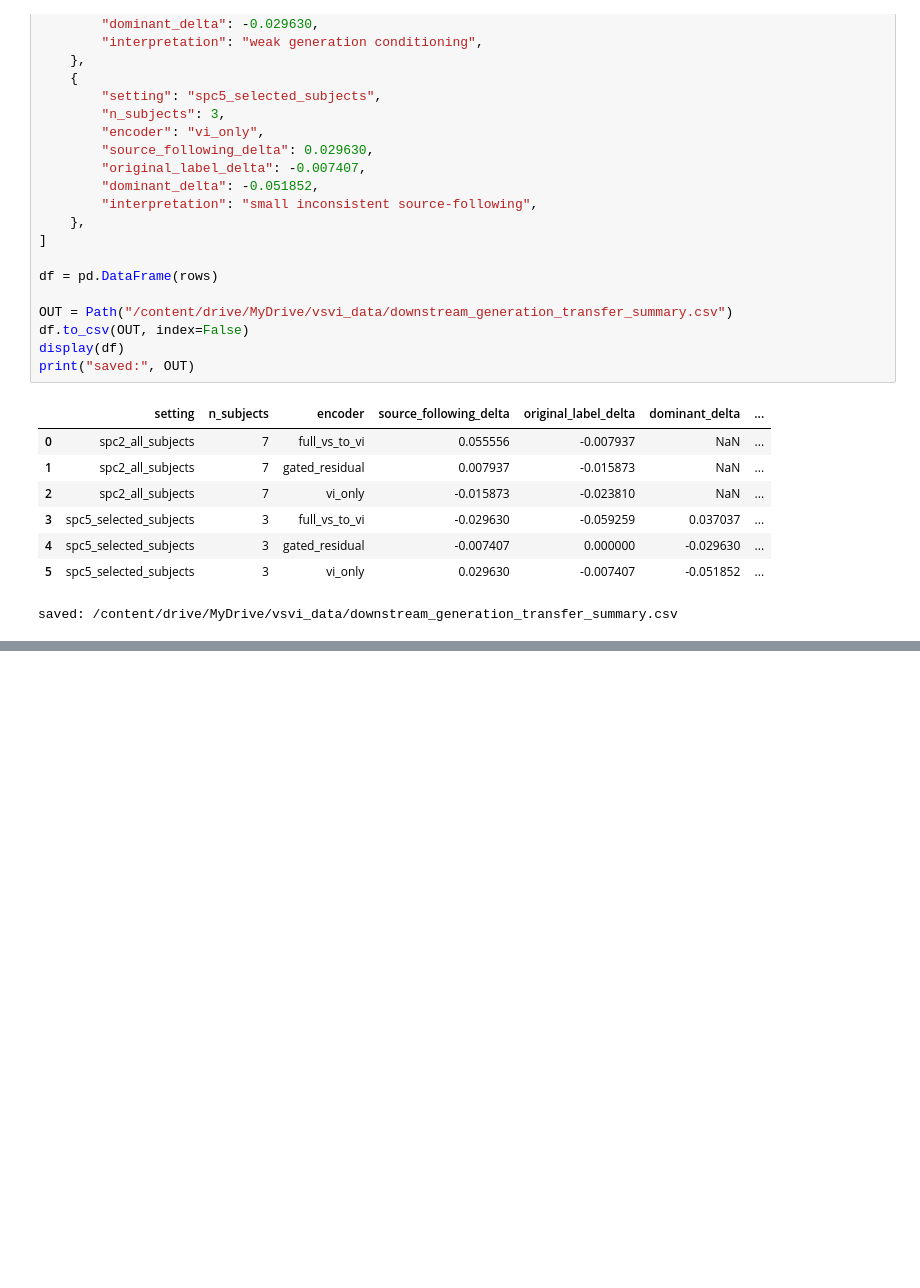
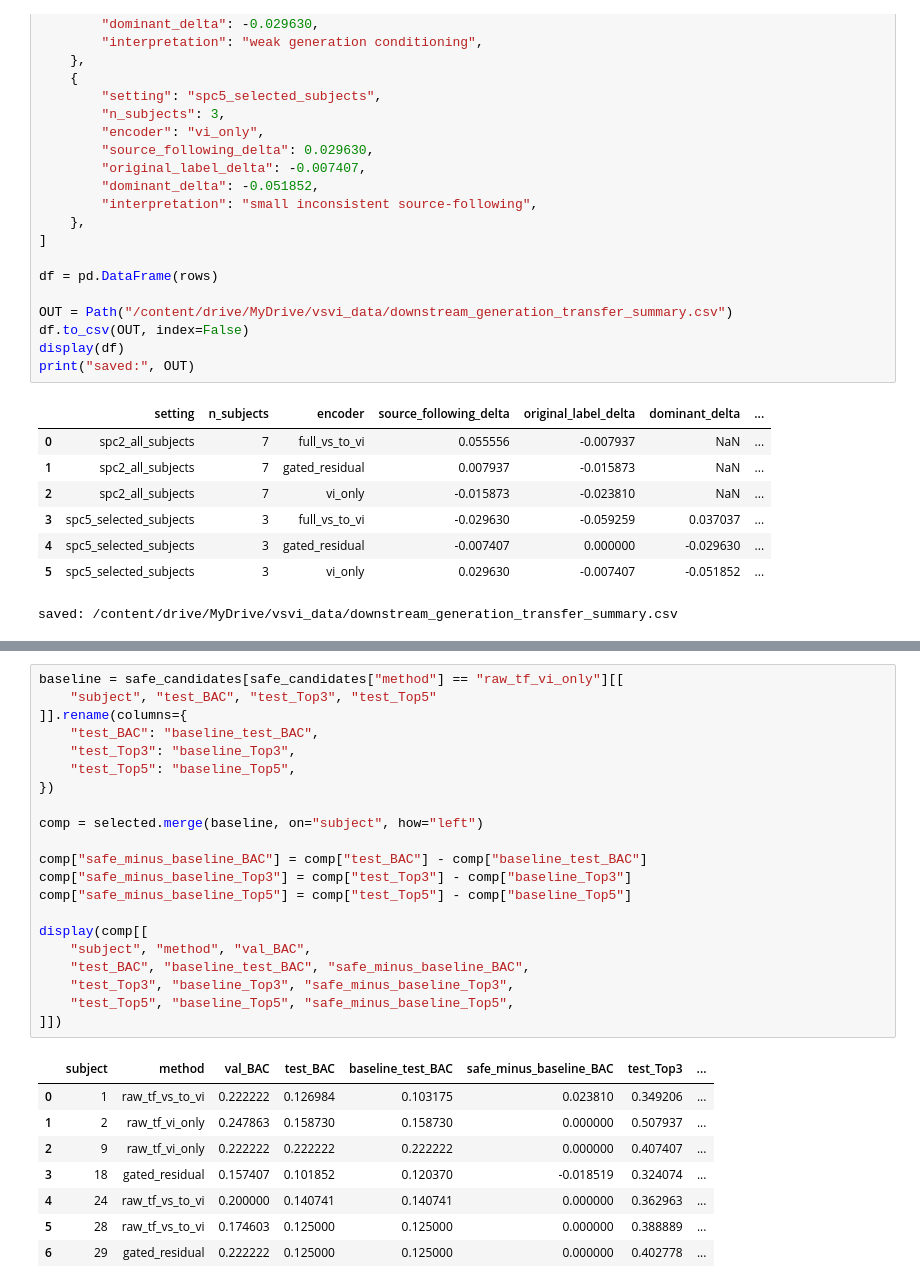
Before and after one commit to heegyukim4043/test_diffusion_EEG_visualstim_image, a Jupyter notebook: colab_next_priority_runs.ipynb, the cells around one changed output, grey strips where cells are left out. Saved outputs shown, nothing was run; the diff lists cells and outputs as text; blank space fills up the shorter version.

```diff
--- a/colab_next_priority_runs.ipynb
+++ b/colab_next_priority_runs.ipynb
@@ -2209,0 +2887,30 @@ print("saved to:", OUT_DIR)
+# %%
+baseline = safe_candidates[safe_candidates["method"] == "raw_tf_vi_only"][[
+    "subject", "test_BAC", "test_Top3", "test_Top5"
+]].rename(columns={
+    "test_BAC": "baseline_test_BAC",
+    "test_Top3": "baseline_Top3",
+    "test_Top5": "baseline_Top5",
+})
+
+comp = selected.merge(baseline, on="subject", how="left")
+
+comp["safe_minus_baseline_BAC"] = comp["test_BAC"] - comp["baseline_test_BAC"]
+comp["safe_minus_baseline_Top3"] = comp["test_Top3"] - comp["baseline_Top3"]
+comp["safe_minus_baseline_Top5"] = comp["test_Top5"] - comp["baseline_Top5"]
+
+display(comp[[
+    "subject", "method", "val_BAC",
+    "test_BAC", "baseline_test_BAC", "safe_minus_baseline_BAC",
+    "test_Top3", "baseline_Top3", "safe_minus_baseline_Top3",
+    "test_Top5", "baseline_Top5", "safe_minus_baseline_Top5",
+]])
+# %% [output]
+|  | subject | method | val_BAC | test_BAC | baseline_test_BAC | safe_minus_baseline_BAC | test_Top3 | ... |
+| 0 | 1 | raw_tf_vs_to_vi | 0.222222 | 0.126984 | 0.103175 | 0.023810 | 0.349206 | ... |
+| 1 | 2 | raw_tf_vi_only | 0.247863 | 0.158730 | 0.158730 | 0.000000 | 0.507937 | ... |
+| 2 | 9 | raw_tf_vi_only | 0.222222 | 0.222222 | 0.222222 | 0.000000 | 0.407407 | ... |
+| 3 | 18 | gated_residual | 0.157407 | 0.101852 | 0.120370 | -0.018519 | 0.324074 | ... |
+| 4 | 24 | raw_tf_vs_to_vi | 0.200000 | 0.140741 | 0.140741 | 0.000000 | 0.362963 | ... |
+| 5 | 28 | raw_tf_vs_to_vi | 0.174603 | 0.125000 | 0.125000 | 0.000000 | 0.388889 | ... |
+| 6 | 29 | gated_residual | 0.222222 | 0.125000 | 0.125000 | 0.000000 | 0.402778 | ... |
```
Also changed, not shown: parts of 25 cells of this notebook.
